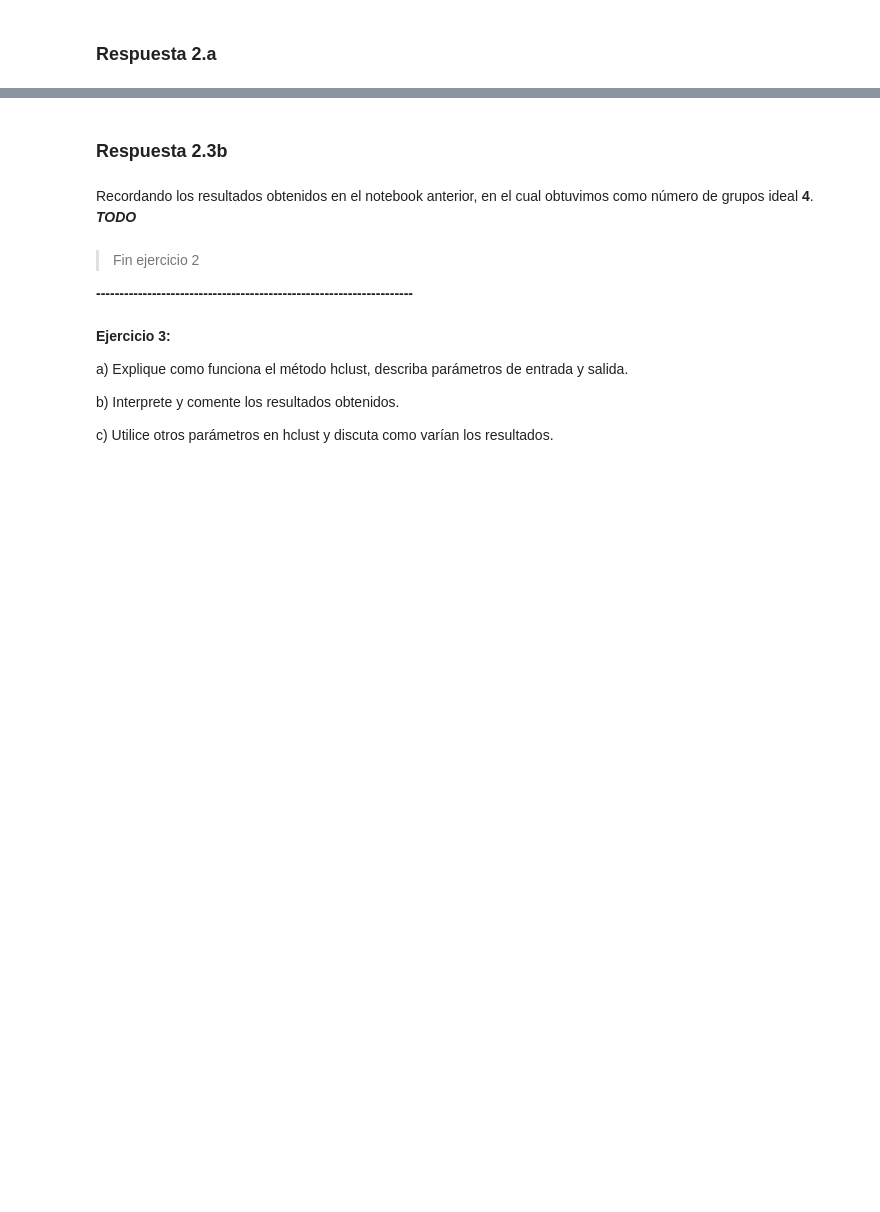
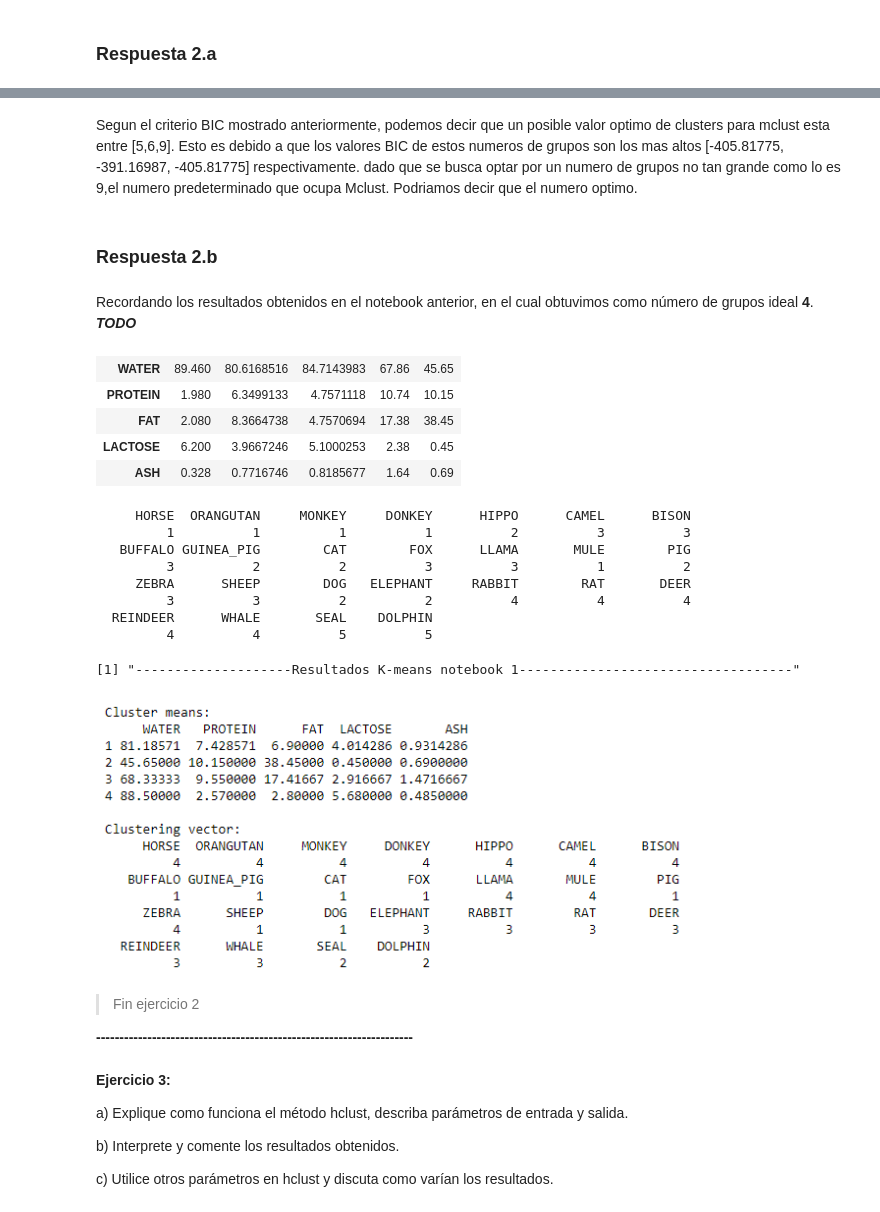
Before and after one commit to ReinaldoBustamante/Analisis-de-datos, a Jupyter notebook: GMM/Clustering_Notebook2.ipynb, the cells around one changed output, grey strips where cells are left out. Drawn from its saved outputs; the diff is of its cells as text; code cells hidden in the pictures; blank space fills up the shorter version.

```diff
--- a/GMM/Clustering_Notebook2.ipynb
+++ b/GMM/Clustering_Notebook2.ipynb
@@ -198,7 +221,32 @@ Available components:
+# %% [markdown]
+Segun el criterio BIC mostrado anteriormente, podemos decir que un posible valor optimo de clusters para mclust esta entre [5,6,9]. Esto es debido a que los valores BIC de estos numeros de grupos son los mas altos [-405.81775, -391.16987, -405.81775] respectivamente. dado que se busca optar por un numero de grupos no tan grande como lo es 9,el numero predeterminado que ocupa Mclust. Podriamos decir que el numero optimo.
 # %% [markdown]
-### Respuesta 2.3b
+### Respuesta 2.b
 # %% [markdown]
 Recordando los resultados obtenidos en el notebook anterior, en el cual obtuvimos como número de grupos ideal **4**. ___TODO___
+# %%
+library("IRdisplay")
+clus <-Mclust(datos,5)
+clus$parameters$mean
+clus$classification
+print('--------------------Resultados K-means notebook 1-----------------------------------')
+display_png(file="resultado_anterior.png",width=600)
+# %% [output]
+| WATER | 89.460 | 80.6168516 | 84.7143983 | 67.86 | 45.65 |
+| PROTEIN | 1.980 | 6.3499133 | 4.7571118 | 10.74 | 10.15 |
+| FAT | 2.080 | 8.3664738 | 4.7570694 | 17.38 | 38.45 |
+| LACTOSE | 6.200 | 3.9667246 | 5.1000253 | 2.38 | 0.45 |
+| ASH | 0.328 | 0.7716746 | 0.8185677 | 1.64 | 0.69 |
+     HORSE  ORANGUTAN     MONKEY     DONKEY      HIPPO      CAMEL      BISON
+         1          1          1          1          2          3          3
+   BUFFALO GUINEA_PIG        CAT        FOX      LLAMA       MULE        PIG
+         3          2          2          3          3          1          2
+     ZEBRA      SHEEP        DOG   ELEPHANT     RABBIT        RAT       DEER
+         3          3          2          2          4          4          4
+  REINDEER      WHALE       SEAL    DOLPHIN
+         4          4          5          5
+[1] "--------------------Resultados K-means notebook 1-----------------------------------"
+[figure, added]
 # %% [markdown]
 > Fin ejercicio 2
 
```
Also changed, not shown: parts of 6 cells of this notebook, 2 other files.
